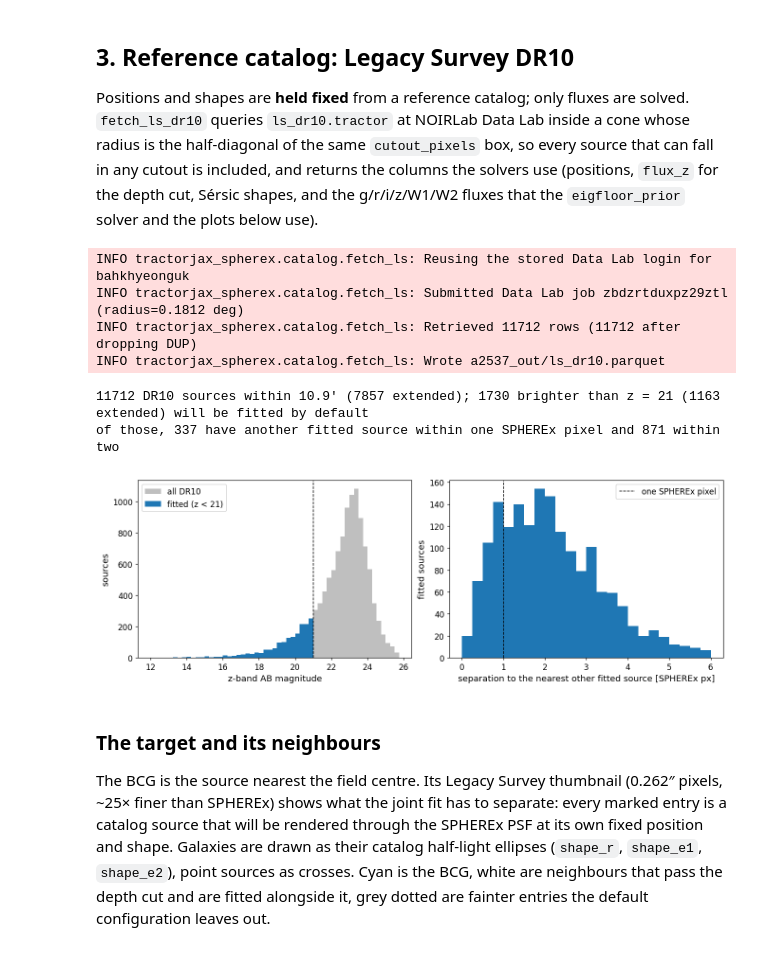
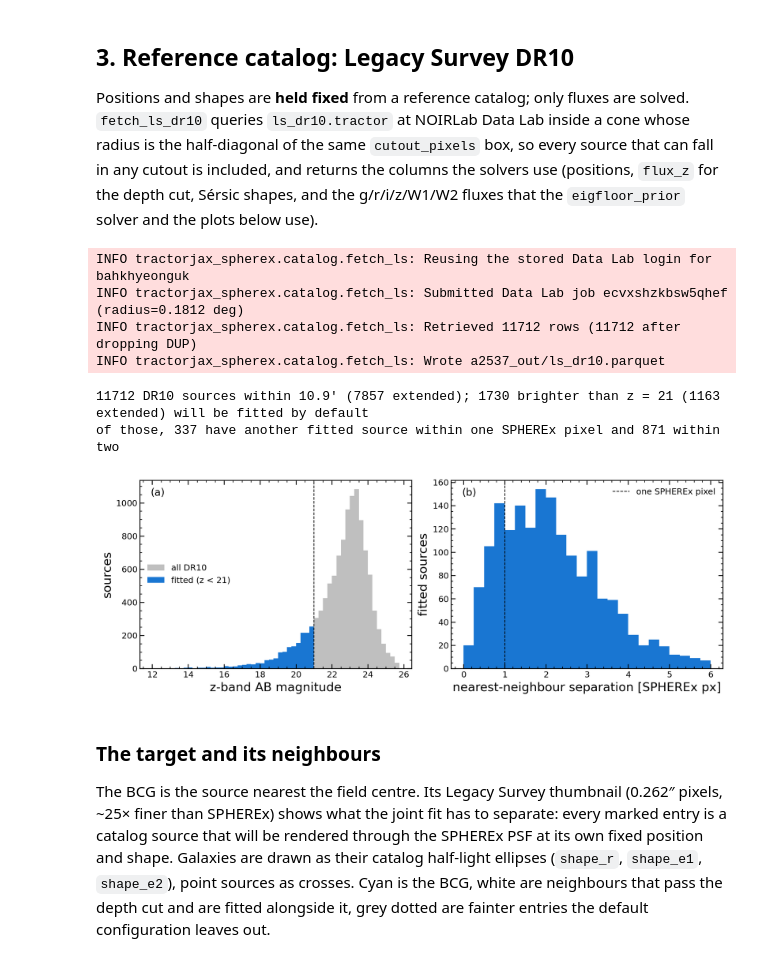
Before and after one commit to hbahk/tractorjax-spherex, a Jupyter notebook: examples/04_cluster_field_end_to_end.ipynb, the cells around one changed output. Drawn from its saved outputs; the diff is of its cells as text; code cells hidden in the pictures.

```diff
--- a/examples/04_cluster_field_end_to_end.ipynb
+++ b/examples/04_cluster_field_end_to_end.ipynb
@@ -77,9 +77,26 @@ CUTOUTS = OUT / "cutouts"
 CATALOG = OUT / "ls_dr10.parquet"
 PHOT = OUT / "phot.parquet"
 
-plt.rcParams.update({"figure.dpi": 110, "font.size": 12, "axes.titlesize": 13,
-                     "axes.labelsize": 12, "legend.fontsize": 11,
-                     "xtick.labelsize": 11, "ytick.labelsize": 11})
+# Figure style: the deblending campaign's publication style at its slide-size
+# anchor. font.size is the only size knob; every other text size is a relative
+# keyword, so the type hierarchy scales together. Retina-class raster output.
+from cycler import cycler
+
+plt.rcParams.update({
+    "figure.dpi": 200, "font.size": 14,
+    "axes.labelsize": "large", "axes.titlesize": "medium", "figure.labelsize": "large",
+    "xtick.labelsize": "small", "ytick.labelsize": "small", "legend.fontsize": "small",
+    "xtick.direction": "in", "ytick.direction": "in", "xtick.top": True, "ytick.right": True,
+    "xtick.minor.visible": True, "ytick.minor.visible": True,
+    "xtick.major.size": 6, "xtick.minor.size": 3, "ytick.major.size": 6, "ytick.minor.size": 3,
+    "xtick.major.width": 1.2, "ytick.major.width": 1.2,
+    "xtick.minor.width": 0.9, "ytick.minor.width": 0.9,
+    "legend.frameon": False, "axes.linewidth": 1.2, "lines.linewidth": 2.0,
+    "lines.markersize": 6.0, "axes.formatter.use_mathtext": True,
+    "figure.constrained_layout.use": True,
+    "axes.prop_cycle": cycler("color", ["#1976D2", "#F57C00", "#D32F2F", "#00897B",
+                                        "#7B1FA2", "#424242", "#78909C"]),
+})
 # %% [markdown]
 ## 1. Size the cutout box
 
@@ -182,38 +199,40 @@ is_gal = np.asarray(cat["shape_r"]) > 0
 fitted = np.isfinite(cat["zmag"]) & (cat["zmag"] < 21)
 print(f"{len(cat)} DR10 sources within {0.5 * np.sqrt(2) * BOX * PIX / 60:.1f}' "
       f"({is_gal.sum()} extended); {fitted.sum()} brighter than z = 21 "
       f"({(fitted & is_gal).sum()} extended) will be fitted by default")
 
 # How crowded is it, at the depth that will be fitted?
 fit = cat[fitted]
 sc_fit = SkyCoord(fit["ra"], fit["dec"], unit="deg")
 _, sep_nn, _ = sc_fit.match_to_catalog_sky(sc_fit, nthneighbor=2)
 sep_nn = sep_nn.arcsec
 print(f"of those, {np.sum(sep_nn < PIX)} have another fitted source within one "
       f"SPHEREx pixel and {np.sum(sep_nn < 2 * PIX)} within two")
 
-fig, axs = plt.subplots(1, 2, figsize=(12, 4), constrained_layout=True)
+fig, axs = plt.subplots(1, 2, figsize=(12, 4.2))
 axs[0].hist(cat["zmag"][np.isfinite(cat["zmag"])], bins=np.arange(12, 26, 0.25),
             color="0.75", label="all DR10")
 axs[0].hist(fit["zmag"], bins=np.arange(12, 26, 0.25), color="C0", label="fitted (z < 21)")
 axs[0].axvline(21, color="k", ls="--", lw=1)
 axs[0].set_xlabel("z-band AB magnitude")
 axs[0].set_ylabel("sources")
-axs[0].legend(loc="upper left")
+axs[0].legend(loc="center left")
+axs[0].text(0.04, 0.96, "(a)", transform=axs[0].transAxes, va="top", ha="left")
 axs[1].hist(sep_nn / PIX, bins=np.arange(0, 6.01, 0.25), color="C0")
 axs[1].axvline(1, color="k", ls="--", lw=1, label="one SPHEREx pixel")
-axs[1].set_xlabel("separation to the nearest other fitted source [SPHEREx px]")
+axs[1].set_xlabel("nearest-neighbour separation [SPHEREx px]")
 axs[1].set_ylabel("fitted sources")
 axs[1].legend()
+axs[1].text(0.04, 0.96, "(b)", transform=axs[1].transAxes, va="top", ha="left")
 plt.show()
 # %% [output]
 INFO tractorjax_spherex.catalog.fetch_ls: Reusing the stored Data Lab login for bahkhyeonguk
-INFO tractorjax_spherex.catalog.fetch_ls: Submitted Data Lab job zbdzrtduxpz29ztl (radius=0.1812 deg)
+INFO tractorjax_spherex.catalog.fetch_ls: Submitted Data Lab job ecvxshzkbsw5qhef (radius=0.1812 deg)
 INFO tractorjax_spherex.catalog.fetch_ls: Retrieved 11712 rows (11712 after dropping DUP)
 INFO tractorjax_spherex.catalog.fetch_ls: Wrote a2537_out/ls_dr10.parquet
 11712 DR10 sources within 10.9' (7857 extended); 1730 brighter than z = 21 (1163 extended) will be fitted by default
 of those, 337 have another fitted source within one SPHEREx pixel and 871 within two
-[figure, old version]
+[figure, new version]
 # %% [markdown]
 ### The target and its neighbours
 
```
Also changed, not shown: parts of 6 cells of this notebook.
